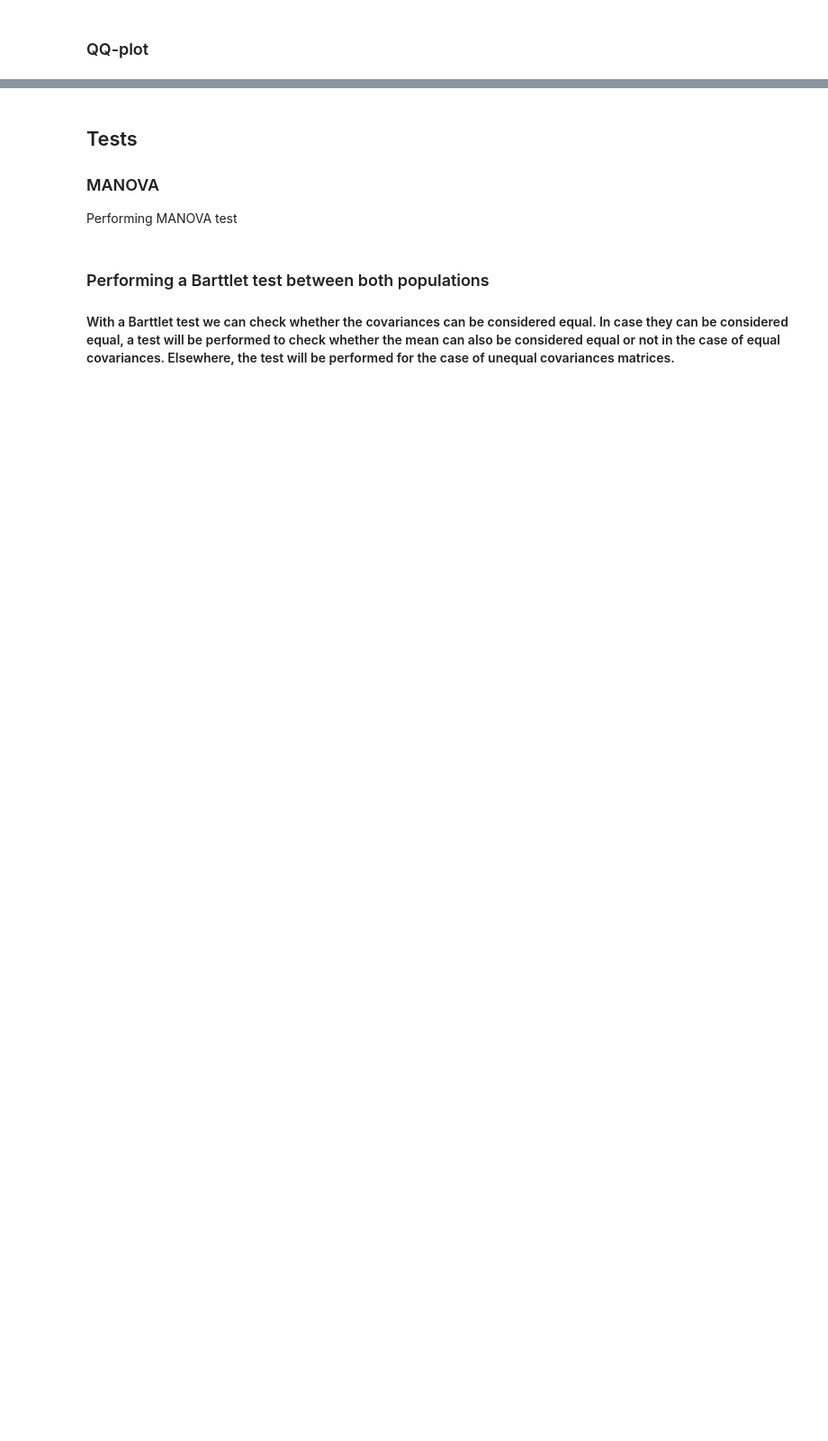
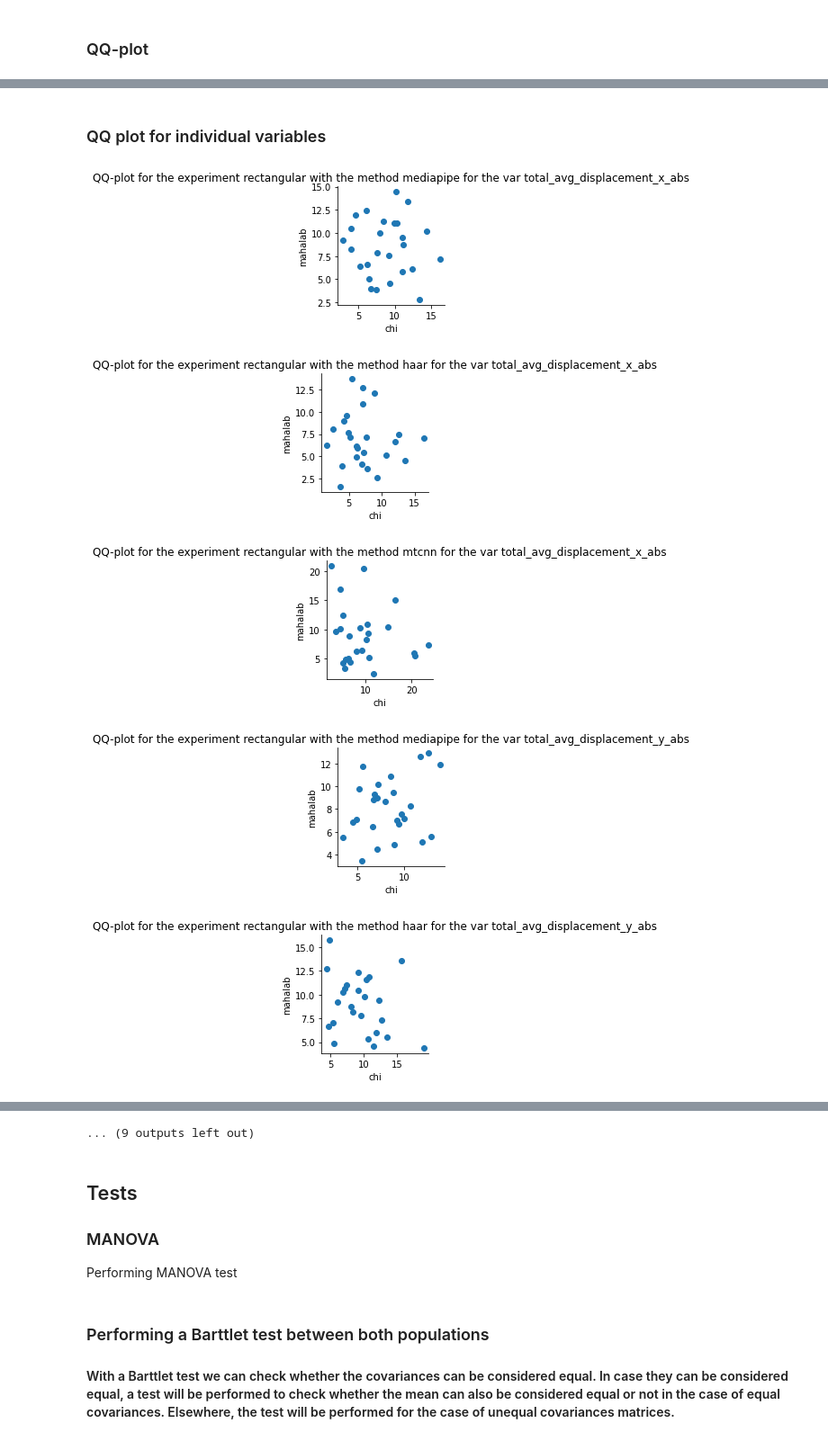
Before and after one commit to niconielsen32/URfaceTracking, a Jupyter notebook: statistics/CleanAndAnalyze.ipynb, the cells around one changed output, grey strips where cells are left out. Shown: that part at 90% size. Saved outputs shown, nothing was run; the diff lists cells and outputs as text; code cells hidden in the pictures; blank space fills up the shorter version.

Commit message:
Normally distributed for every variable

```diff
--- a/statistics/CleanAndAnalyze.ipynb
+++ b/statistics/CleanAndAnalyze.ipynb
@@ -17,7 +17,7 @@ mediapipe1Dir = "../datasets/mediapipe_rectangle.csv"
 haar1Dir = "../datasets/haar_rectangle.csv"
 mtcnn1Dir = "../datasets/mtcnn_rectangle.csv"
 
-dependant = ["total_avg_displacement_x_abs", "total_avg_displacement_y_abs"]
+dependant = ["total_avg_displacement_x_abs", "total_avg_displacement_y_abs", "total_avg_displacement_y", "total_avg_displacement_x","fps", "frames_with_no_detection", "area_bb"]
 plot_vars = dependant
 
 type_dict = {"fps": float, "frames_with_no_detection": float, "area_bb":float, "total_avg_displacement_x":float, "total_avg_displacement_y":float, "total_avg_displacement_x_abs":float, "total_avg_displacement_y_abs":float}
@@ -117,0 +109,9 @@ for i in range(0, len(exp_list)):
+# %%
+for i in range(0, len(exp_list)):
+    print(f"***************************** Experiment {i}")
+    for j in range(0, 3):
+        print(f" ------ Next method: {method_dict[j]}")
+        for var in dependant:
+            method = exp_list[i].loc[exp_list[i]["method"] == method_dict[j],var]
+            #print(method)
+            print(f" - Results of the Shapiro-Wilkinson test for the experiment {exp_dict[i]} with the method {method_dict[j]} for the variable {var}: \n            {stats.shapiro(method)}")
@@ -160,0 +179,43 @@ for i in range(0, len(exp_list)):
+# %% [markdown]
+### QQ plot for individual variables
+# %%
+for i in range(0, len(exp_list)):
+    for var in dependant:
+        m1 = exp_list[i].loc[exp_list[i]["method"] == method_dict[0],var]
+        cov1 = np.cov(m1)
+        icov1 = 1/cov1
+        left_term1 = np.dot((m1 - np.mean(m1)),icov1)
+        mahalab1 = np.dot(left_term1, (m1 - np.mean(m1)))
+        chi1 = np.random.chisquare(9,  m1.shape[0])
+        data1 = pd.DataFrame({"mahalab": mahalab1, "chi": chi1} )
+        scatt1 = pplot(x="chi", data=data1, y="mahalab")
+        scatt1.set(title=f"QQ-plot for the experiment {exp_dict[i]} with the method {method_dict[0]} for the var {var}")
+        scatt1.savefig(f"qqplot_exp{i}_m1_{var}.png", dpi=300)
+
+        m2 = exp_list[i].loc[exp_list[i]["method"] == method_dict[1],var]
+        cov2 = np.cov(m2)
+        icov2 = 1/cov2
+        left_term2 = np.dot((m2 - np.mean(m2)),icov2)
+        mahalab2 = np.dot(left_term2, (m2 - np.mean(m2)))
+        chi2 = np.random.chisquare(9,  m2.shape[0])
+        data2 = pd.DataFrame({"mahalab": mahalab2, "chi": chi2} )
+        scatt2 = pplot(x="chi", data=data2, y="mahalab")
+        scatt2.set(title=f"QQ-plot for the experiment {exp_dict[i]} with the method {method_dict[1]} for the var {var}")
+        scatt2.savefig(f"qqplot_exp{i}_m2_{var}.png", dpi=300)
+
+        m3 = exp_list[i].loc[exp_list[i]["method"] == method_dict[2],var]
+        cov3 = np.cov(m3)
+        icov3 = 1/cov3
+        left_term3 = np.dot((m3 - np.mean(m3)),icov3)
+        mahalab3 = np.dot(left_term3, (m3 - np.mean(m3)))
+        chi3 = np.random.chisquare(9,  m3.shape[0])
+        data3 = pd.DataFrame({"mahalab": mahalab3, "chi": chi3} )
+        scatt3 = pplot(x="chi", data=data3, y="mahalab")
+        scatt3.set(title=f"QQ-plot for the experiment {exp_dict[i]} with the method {method_dict[2]} for the var {var}")
+        scatt3.savefig(f"qqplot_exp{i}_m3_{var}.png", dpi=300)
+# %% [output]
+[figure, added]
+[figure, added]
+[figure, added]
+[figure, added]
+[figure, added]
@@ -161,3 +229,4 @@ for i in range(0, len(exp_list)):
+... (9 outputs left out)
 # %% [markdown]
 ## Tests
 ### MANOVA
```
Also changed, not shown: parts of 6 cells of this notebook.
